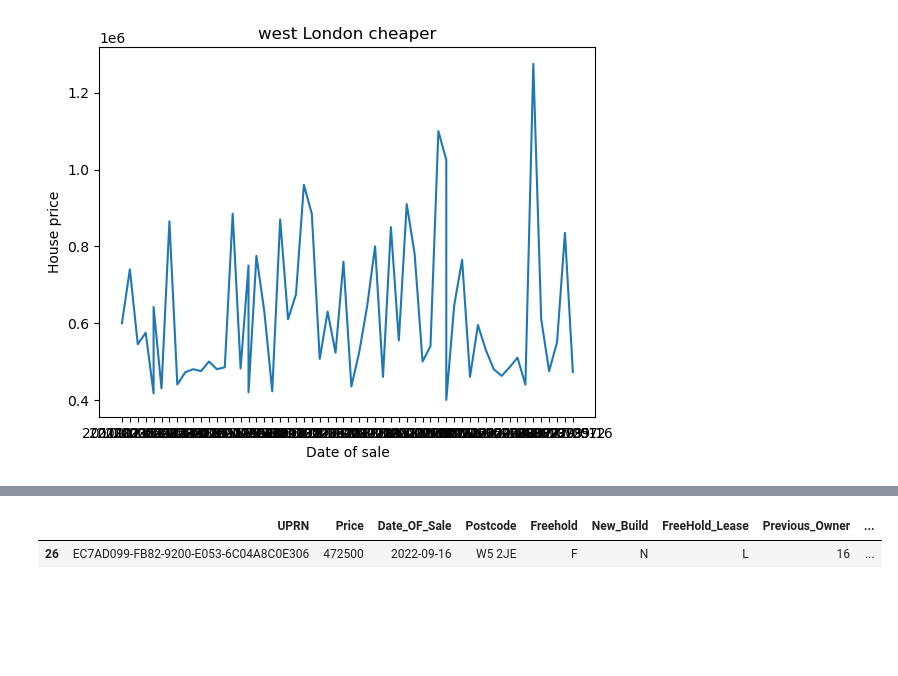
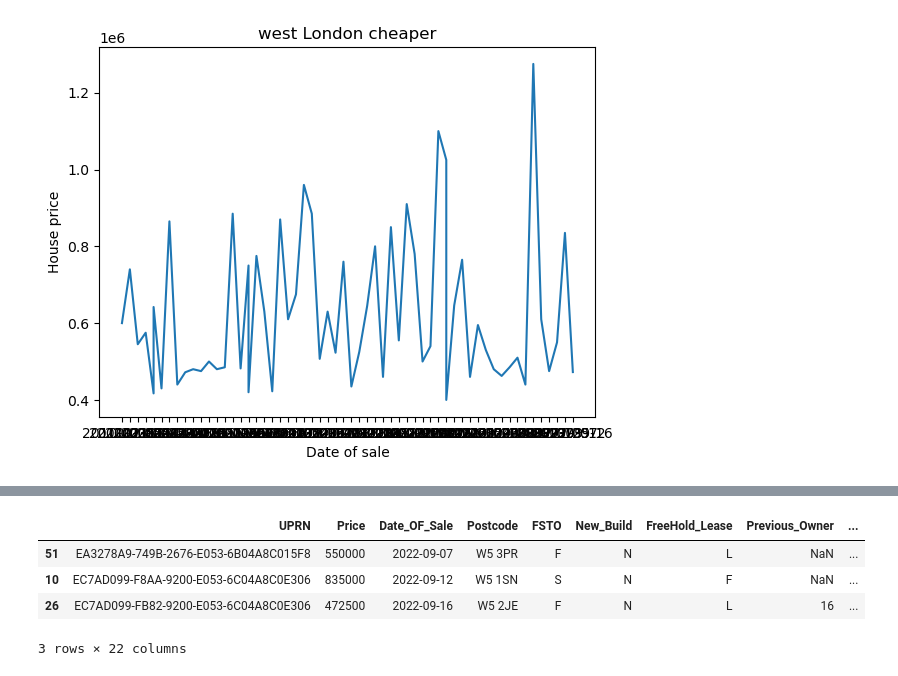
Before and after one commit to brandlab-au/landregistry, a Jupyter notebook: Ealing.ipynb, the cells around one changed output, grey strips where cells are left out. Cells and saved outputs as stored; diff of their text form; code cells hidden in the pictures; blank space fills up the shorter version.

Commit message:
Read me, up date on colour

```diff
--- a/Ealing.ipynb
+++ b/Ealing.ipynb
@@ -22,5 +29,5 @@ colnames = ['UPRN','Price','Date_OF_Sale','Postcode','Freehold','New_Build',
 'Other']
 # %%
 # usecols=col
-df = pd.read_csv("ppd_data (1).csv",names=colnames)
+df = pd.read_csv("data_ealing.csv",names=colnames)
 # %%
@@ -44,0 +56,5 @@ df = df.sort_values(by='Date_OF_Sale')
+# %%
+df = df.astype({"FSTO":"str"})
+df["Type"] = np.select([df["FSTO"] == "D",df["FSTO"] == "F", df["FSTO"] == "S", df["FSTO"] == "O"], [1, 2, 3,4], default=0)
+df["Type"].size
+df[3:5]
@@ -65,9 +87,9 @@ new_df = ()
 # %%
-new_df = df[df['Price'].between(400000, 1500000)]
-new_df
+df = df[df['Price'].between(400000, 1500000)]
+# new_df
 # Extract the house prices and dates of sale
-house_prices_new = new_df['Price']
-dates_of_sale_new = new_df['Date_OF_Sale']
+house_prices_new = df['Price']
+dates_of_sale_new = df['Date_OF_Sale']
 
 # Plot the house prices against the dates of sale
 plt.plot(dates_of_sale_new, house_prices_new)
@@ -90,7 +111,7 @@ Name: Postcode, dtype: object
 # %%
-import requests
+# import requests
 
-response = requests.get(f"https://maps.googleapis.com/maps/api/geocode/json?address=W52JE&key={api_key}")
-json_response = response.json()
+# response = requests.get(f"https://maps.googleapis.com/maps/api/geocode/json?address=W52JE&key={api_key}")
+# json_response = response.json()
 
-print(json_response)
+# print(json_response)
@@ -198,7 +532,10 @@ map.save('my_map.html')
 #     # Print the row
 #     print("Row {}: {} {}".format(index, col1, col2))
 # %%
-df.tail(1)
+df.tail(3)
 # %% [output]
-|  | UPRN | Price | Date_OF_Sale | Postcode | Freehold | New_Build | FreeHold_Lease | Previous_Owner | ... |
+|  | UPRN | Price | Date_OF_Sale | Postcode | FSTO | New_Build | FreeHold_Lease | Previous_Owner | ... |
+| 51 | EA3278A9-749B-2676-E053-6B04A8C015F8 | 550000 | 2022-09-07 | W5 3PR | F | N | L | NaN | ... |
+| 10 | EC7AD099-F8AA-9200-E053-6C04A8C0E306 | 835000 | 2022-09-12 | W5 1SN | S | N | F | NaN | ... |
 | 26 | EC7AD099-FB82-9200-E053-6C04A8C0E306 | 472500 | 2022-09-16 | W5 2JE | F | N | L | 16 | ... |
+3 rows × 22 columns
```
Also changed, not shown: parts of 50 cells of this notebook, 7 other files.
